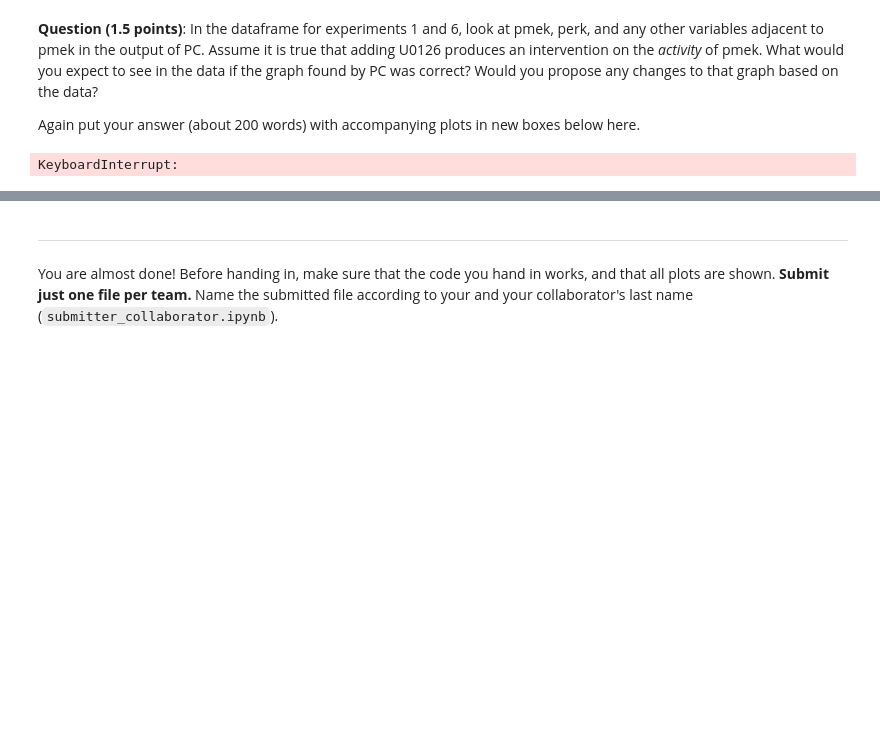
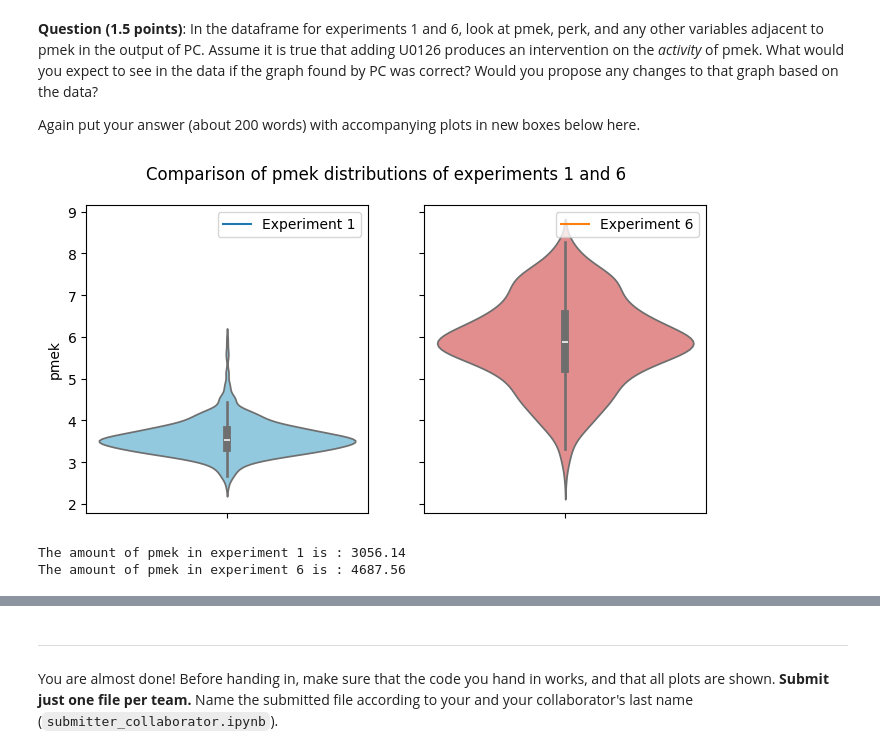
Before and after one commit to leidindi/AML, a Jupyter notebook: ass4/AML_assignment4.ipynb, the cells around one changed output, grey strips where cells are left out. Drawn from its saved outputs; the diff is of its cells as text; code cells hidden in the pictures; blank space fills up the shorter version.

```diff
--- a/ass4/AML_assignment4.ipynb
+++ b/ass4/AML_assignment4.ipynb
@@ -594,29 +609,41 @@ plt.show()
 **Question (1.5 points)**: In the dataframe for experiments 1 and 6, look at pmek, perk, and any other variables adjacent to pmek in the output of PC. Assume it is true that adding U0126 produces an intervention on the *activity* of pmek. What would you expect to see in the data if the graph found by PC was correct? Would you propose any changes to that graph based on the data?
 
 Again put your answer (about 200 words) with accompanying plots in new boxes below here.
-# %%
-import matplotlib.pyplot as plt
-
-filtered_data = exp1and6[exp1and6['experiment'] == 6]
-PIP2_exp6 = filtered_data['pmek']
-PIP2_exp6 = filtered_data['perk']
-PIP2_exp6 = filtered_data['pmek']
-
-filtered_data = exp1and6[exp1and6['experiment'] == 1]
-PIP2_exp1 = filtered_data['PIP2']
-PIP2_exp1_norm = (PIP2_exp1-np.mean(PIP2_exp1))/np.std(PIP2_exp1)
-
-plt.scatter(np.zeros(len(PIP2_exp1)),PIP2_exp1_norm, label="PIP2 in experiment 1")
-PIP2_exp5_norm = (PIP2_exp5-np.mean(PIP2_exp5))/np.std(PIP2_exp5)
-plt.scatter(np.ones(len(PIP2_exp5)),PIP2_exp5_norm, label="PIP2 in experiment 5")
-plt.xlim(-0.5, 1.5)
-#plt.ylim(0, 8)
-plt.xticks([])
-plt.title("Comparison of PIP2 distributions of experiments 1 and 5")
-plt.legend()
-plt.show()
-
-print(f'The amount of PIP2 in experiment 1 is : {sum(PIP2_exp1):.02f}')
-print(f'The amount of PIP2 in experiment 5 is : {sum(PIP2_exp5):.02f}')
-# %% [output]
-KeyboardInterrupt:
+# %%
+import matplotlib.pyplot as plt
+
+filtered_data = exp1and6[exp1and6['experiment'] == 6]
+pmek_exp6 = filtered_data['pmek']
+perk_exp6 = filtered_data['perk']
+praf_exp6 = filtered_data['praf']
+PIP3_exp6 = filtered_data['PIP3']
+
+filtered_data = exp1and6[exp1and6['experiment'] == 1]
+pmek_exp1 = filtered_data['pmek']
+perk_exp1 = filtered_data['perk']
+praf_exp1 = filtered_data['praf']
+PIP3_exp1 = filtered_data['PIP3']
+# %%
+fig, (ax1, ax2) = plt.subplots(1, 2, figsize=(8, 4), sharex=True, sharey=True)
+
+variable = "pmek"
+exp1 = pmek_exp1
+exp6 = pmek_exp6
+sns.violinplot(y=exp1, ax=ax1, color='skyblue')
+sns.violinplot(y=exp6, ax=ax2, color='lightcoral')
+
+plt.suptitle(f'Comparison of {variable} distributions of experiments 1 and 6')
+
+empty_plot, = plt.plot([], [], label='Experiment 1')
+ax1.legend(handles=[empty_plot])
+empty_plot, = plt.plot([], [], label='Experiment 6')
+ax2.legend(handles=[empty_plot])
+
+plt.show()
+
+print(f'The amount of {variable} in experiment 1 is : {sum(exp1):.02f}')
+print(f'The amount of {variable} in experiment 6 is : {sum(exp6):.02f}')
+# %% [output]
+[figure, added]
+The amount of pmek in experiment 1 is : 3056.14
+The amount of pmek in experiment 6 is : 4687.56
```
Also changed, not shown: parts of 18 cells of this notebook.
